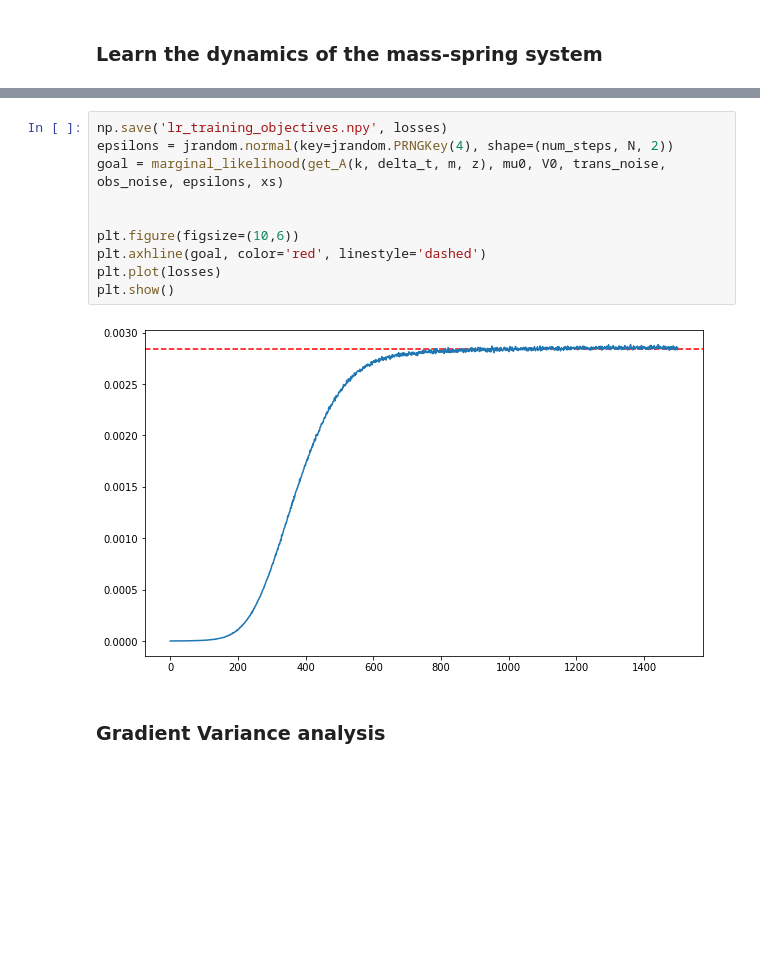
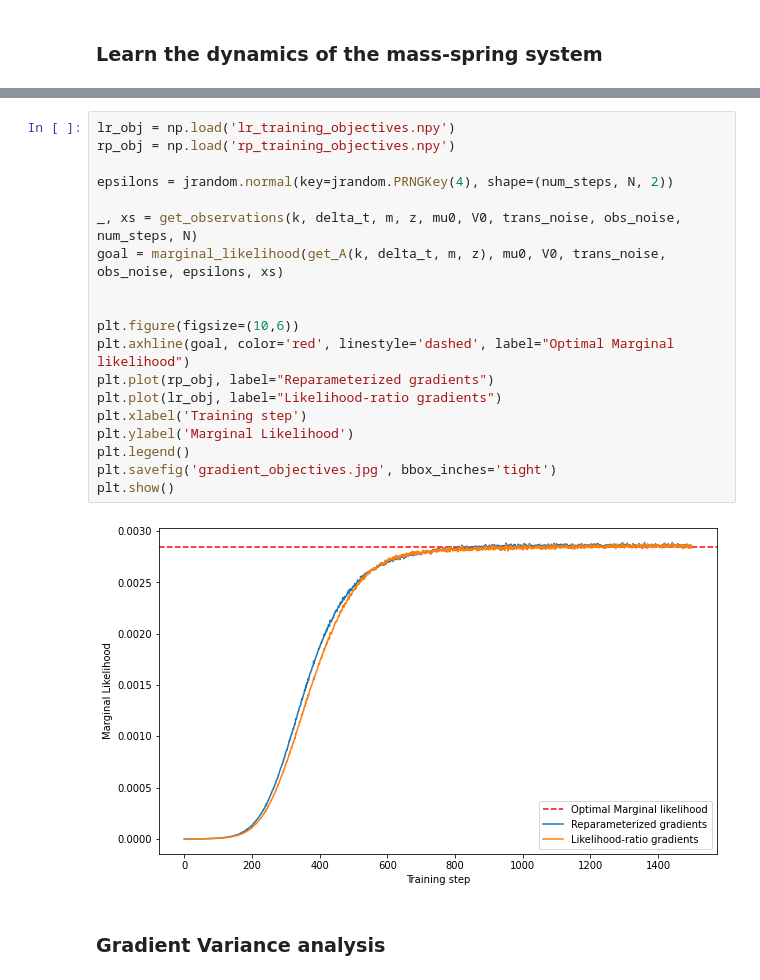
Before and after one commit to Archibald-Lafraik/pipps, a Jupyter notebook: lds/spring_system.ipynb, the cells around one changed output, grey strips where cells are left out. Drawn from its saved outputs; the diff is of its cells as text; blank space fills up the shorter version.

```diff
--- a/lds/spring_system.ipynb
+++ b/lds/spring_system.ipynb
@@ -98,17 +102,26 @@ Step 1300, marginal likelihood: 0.002843, A - [[ 0.9353576   0.1257158 ]
 Step 1400, marginal likelihood: 0.002859, A - [[ 0.93628633  0.12208522]
  [-0.65997756  0.93587303]]
 # %%
-np.save('lr_training_objectives.npy', losses)
+lr_obj = np.load('lr_training_objectives.npy')
+rp_obj = np.load('rp_training_objectives.npy')
+
 epsilons = jrandom.normal(key=jrandom.PRNGKey(4), shape=(num_steps, N, 2))
+
+_, xs = get_observations(k, delta_t, m, z, mu0, V0, trans_noise, obs_noise, num_steps, N)
 goal = marginal_likelihood(get_A(k, delta_t, m, z), mu0, V0, trans_noise, obs_noise, epsilons, xs)
 
 
 plt.figure(figsize=(10,6))
-plt.axhline(goal, color='red', linestyle='dashed')
-plt.plot(losses)
+plt.axhline(goal, color='red', linestyle='dashed', label="Optimal Marginal likelihood")
+plt.plot(rp_obj, label="Reparameterized gradients")
+plt.plot(lr_obj, label="Likelihood-ratio gradients")
+plt.xlabel('Training step')
+plt.ylabel('Marginal Likelihood')
+plt.legend()
+plt.savefig('gradient_objectives.jpg', bbox_inches='tight')
 plt.show()
 # %% [output]
-[figure, old version]
+[figure, new version]
 # %% [markdown]
 ### Gradient Variance analysis
 # %%
```
Also changed, not shown: parts of 1 cell of this notebook, 4 other files.
